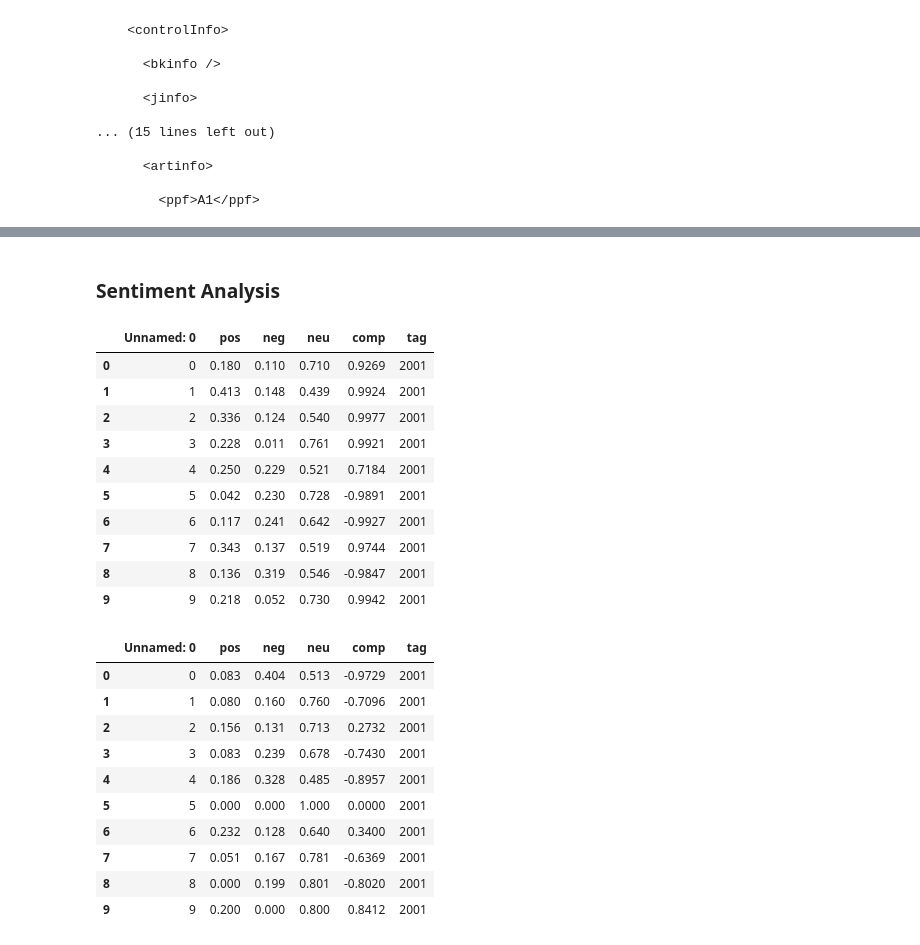
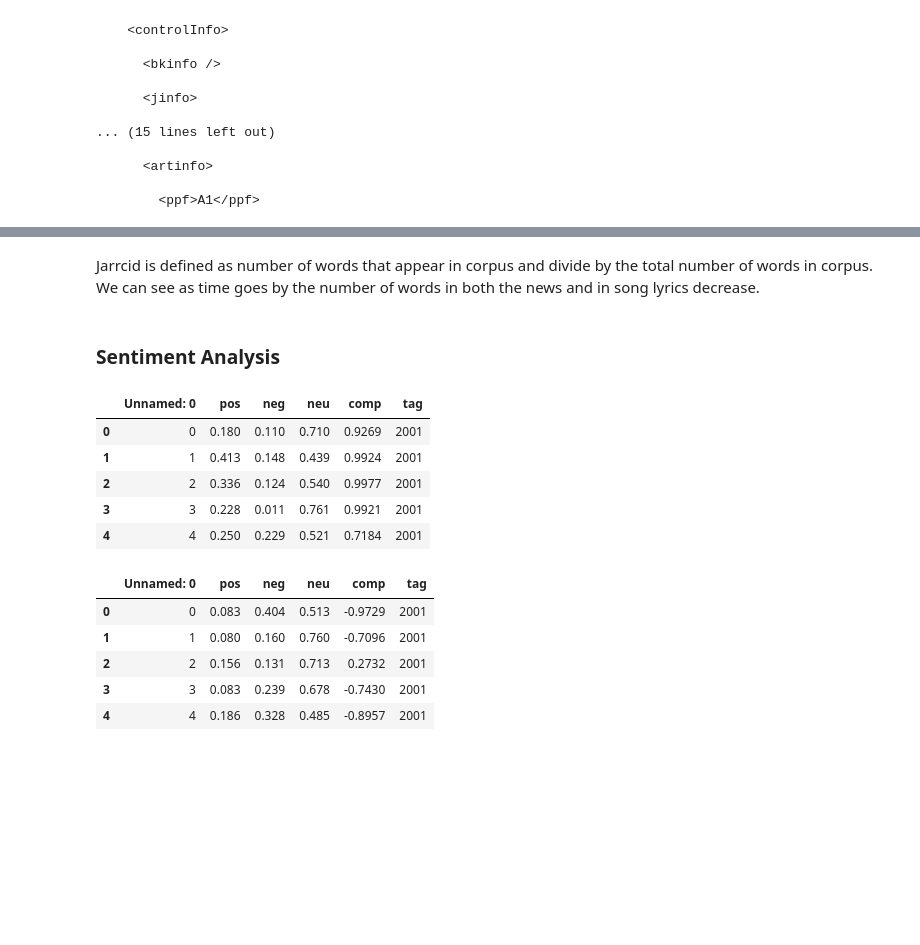
Before and after one commit to Yuerong2/final_projects, a Jupyter notebook: PresentationNotebook.ipynb, the cells around one changed output, grey strips where cells are left out. Drawn from its saved outputs; the diff is of its cells as text; code cells hidden in the pictures; blank space fills up the shorter version.

```diff
--- a/PresentationNotebook.ipynb
+++ b/PresentationNotebook.ipynb
@@ -163,32 +129,28 @@ sns.catplot(x="N_in_both", y="Year_diff",
+# %% [markdown]
+Jarrcid is defined as number of words that appear in corpus and divide by the total number of words in corpus. We can see as time goes by the number of words in both the news and in song lyrics decrease.
 # %% [markdown]
 ### Sentiment Analysis
+# %%
+df_sentiment_lyrics = pd.read_csv("LyricsSentimentScores.csv")
+df_sentiment_lyrics.head(5)
+## comp - measure of 'emotional'
+## pos - meausre of positivity
+## neg - measure of negativity
+## neu - indicates a neutral term
+# %% [output]
+|  | Unnamed: 0 | pos | neg | neu | comp | tag |
+| 0 | 0 | 0.180 | 0.110 | 0.710 | 0.9269 | 2001 |
+| 1 | 1 | 0.413 | 0.148 | 0.439 | 0.9924 | 2001 |
+| 2 | 2 | 0.336 | 0.124 | 0.540 | 0.9977 | 2001 |
+| 3 | 3 | 0.228 | 0.011 | 0.761 | 0.9921 | 2001 |
+| 4 | 4 | 0.250 | 0.229 | 0.521 | 0.7184 | 2001 |
 # %%
-df_sentiment_lyrics = pd.read_csv("LyricsSentimentScores.csv")
-df_sentiment_lyrics.head(10)
+df_sentiment_news = pd.read_csv("NewsSentimentScores.csv")
+df_sentiment_news.head(5)
 # %% [output]
 |  | Unnamed: 0 | pos | neg | neu | comp | tag |
-| 0 | 0 | 0.180 | 0.110 | 0.710 | 0.9269 | 2001 |
-| 1 | 1 | 0.413 | 0.148 | 0.439 | 0.9924 | 2001 |
-| 2 | 2 | 0.336 | 0.124 | 0.540 | 0.9977 | 2001 |
-| 3 | 3 | 0.228 | 0.011 | 0.761 | 0.9921 | 2001 |
-| 4 | 4 | 0.250 | 0.229 | 0.521 | 0.7184 | 2001 |
-| 5 | 5 | 0.042 | 0.230 | 0.728 | -0.9891 | 2001 |
-| 6 | 6 | 0.117 | 0.241 | 0.642 | -0.9927 | 2001 |
-| 7 | 7 | 0.343 | 0.137 | 0.519 | 0.9744 | 2001 |
-| 8 | 8 | 0.136 | 0.319 | 0.546 | -0.9847 | 2001 |
-| 9 | 9 | 0.218 | 0.052 | 0.730 | 0.9942 | 2001 |
+| 0 | 0 | 0.083 | 0.404 | 0.513 | -0.9729 | 2001 |
+| 1 | 1 | 0.080 | 0.160 | 0.760 | -0.7096 | 2001 |
+| 2 | 2 | 0.156 | 0.131 | 0.713 | 0.2732 | 2001 |
+| 3 | 3 | 0.083 | 0.239 | 0.678 | -0.7430 | 2001 |
+| 4 | 4 | 0.186 | 0.328 | 0.485 | -0.8957 | 2001 |
-# %%
-df_sentiment_news = pd.read_csv("NewsSentimentScores.csv")
-df_sentiment_news.head(10)
-# %% [output]
-|  | Unnamed: 0 | pos | neg | neu | comp | tag |
-| 0 | 0 | 0.083 | 0.404 | 0.513 | -0.9729 | 2001 |
-| 1 | 1 | 0.080 | 0.160 | 0.760 | -0.7096 | 2001 |
-| 2 | 2 | 0.156 | 0.131 | 0.713 | 0.2732 | 2001 |
-| 3 | 3 | 0.083 | 0.239 | 0.678 | -0.7430 | 2001 |
-| 4 | 4 | 0.186 | 0.328 | 0.485 | -0.8957 | 2001 |
-| 5 | 5 | 0.000 | 0.000 | 1.000 | 0.0000 | 2001 |
-| 6 | 6 | 0.232 | 0.128 | 0.640 | 0.3400 | 2001 |
-| 7 | 7 | 0.051 | 0.167 | 0.781 | -0.6369 | 2001 |
-| 8 | 8 | 0.000 | 0.199 | 0.801 | -0.8020 | 2001 |
-| 9 | 9 | 0.200 | 0.000 | 0.800 | 0.8412 | 2001 |
```
Also changed, not shown: parts of 31 cells of this notebook.
